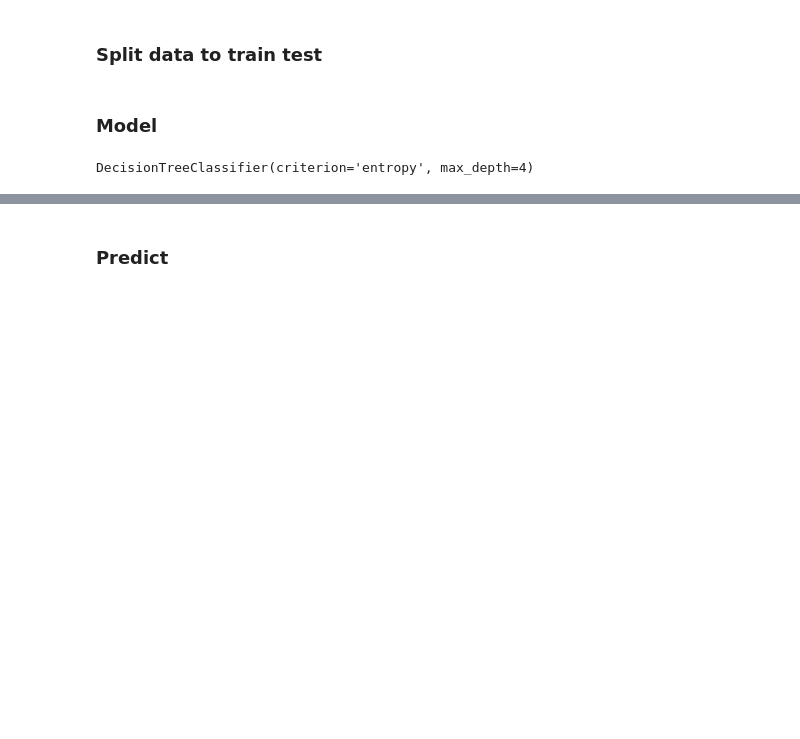
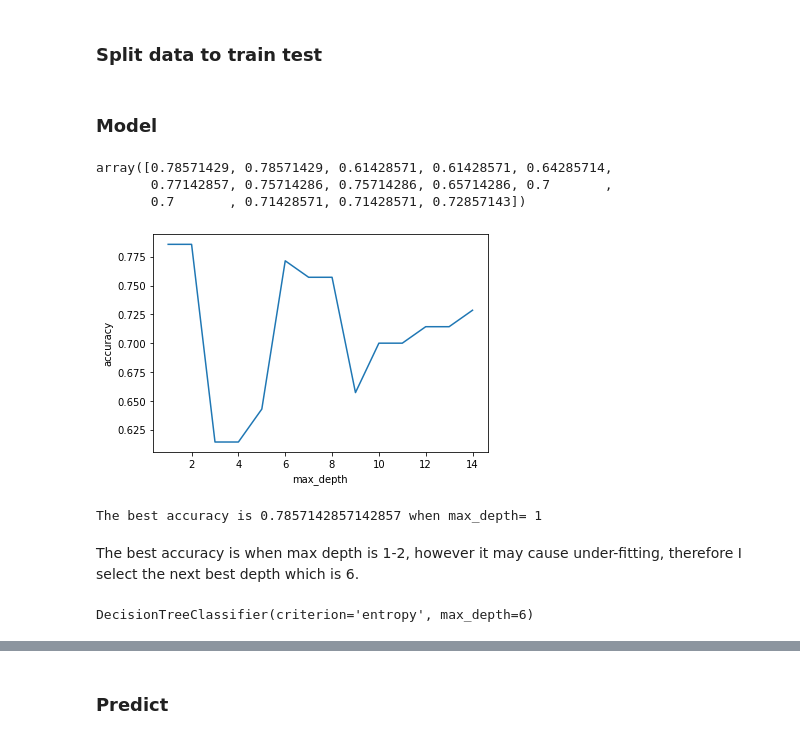
Before and after one commit to aleksa0ku/ibm-ml-capstone, a Jupyter notebook: Capstone Project_ML with Python.ipynb, the cells around one changed output, grey strips where cells are left out. Saved outputs shown, nothing was run; the diff lists cells and outputs as text; code cells hidden in the pictures; blank space fills up the shorter version.

```diff
--- a/Capstone Project_ML with Python.ipynb
+++ b/Capstone Project_ML with Python.ipynb
@@ -375,11 +373,41 @@ X_trainset, X_testset, y_trainset, y_testset = train_test_split(X, y, test_size=
 # %%
 from sklearn.tree import DecisionTreeClassifier
 import sklearn.tree as tree
+# %%
+k=15
+mean_acc = np.zeros((k-1))
+
+for n in range(1,k):
+
+    test_tree= DecisionTreeClassifier(criterion="entropy",max_depth=n).fit(X_train,y_train)
+    yhat=test_tree.predict(X_test)
+    mean_acc[n-1] = metrics.accuracy_score(y_test,yhat)
+
+mean_acc
+# %% [output]
+array([0.78571429, 0.78571429, 0.61428571, 0.61428571, 0.64285714,
+       0.77142857, 0.75714286, 0.75714286, 0.65714286, 0.7       ,
+       0.7       , 0.71428571, 0.71428571, 0.72857143])
+# %%
+# Plotting max_depth vs. accuracy graph
+plt.plot(range(1,k),mean_acc)
+plt.xlabel("max_depth")
+plt.ylabel("accuracy")
+plt.show()
+# %% [output]
+[figure, added]
+# %%
+
+print('The best accuracy is',mean_acc.max(),'when max_depth=',mean_acc.argmax()+1)
+# %% [output]
+The best accuracy is 0.7857142857142857 when max_depth= 1
+# %% [markdown]
+The best accuracy is when max depth is 1-2, however it may cause under-fitting, therefore I select the next best depth which is 6.
 # %%
-loanTree = DecisionTreeClassifier(criterion="entropy", max_depth = 4)
+loanTree = DecisionTreeClassifier(criterion="entropy", max_depth = 6)
 loanTree # it shows the default parameters
 # %% [output]
-DecisionTreeClassifier(criterion='entropy', max_depth=4)
+DecisionTreeClassifier(criterion='entropy', max_depth=6)
 # %%
 # fit the data with the training feature matrix X_trainset and training response vector y_trainset
 loanTree.fit(X_trainset,y_trainset)
```
Also changed, not shown: parts of 45 cells of this notebook.
